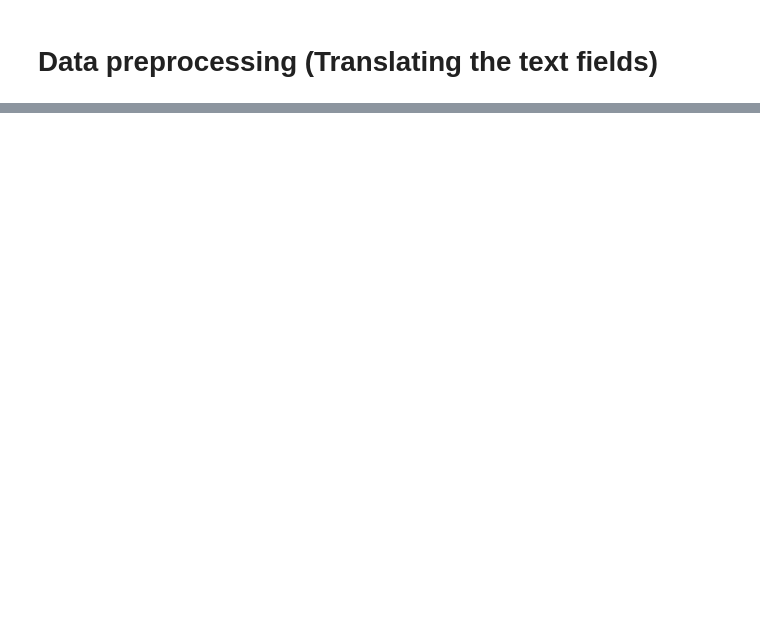
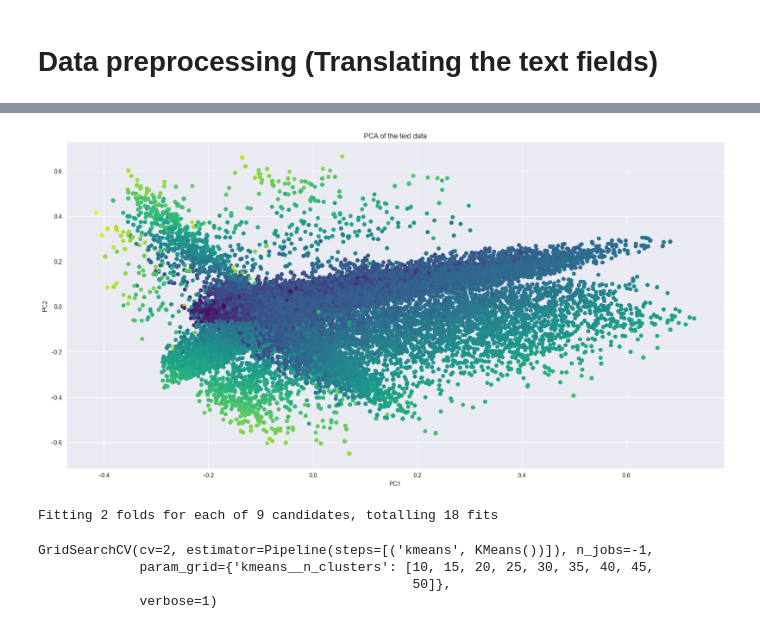
Before and after one commit to voliveira-airzonecontrol/myzone, a Jupyter notebook: EDA/MyZone.ipynb, the cells around one changed output, grey strips where cells are left out. Cells and saved outputs as stored; diff of their text form; code cells hidden in the pictures; blank space fills up the shorter version.

Commit message:
Translation completed - Started the clustering and classification analysis

```diff
--- a/EDA/MyZone.ipynb
+++ b/EDA/MyZone.ipynb
@@ -281,0 +471,16 @@ for text in text_to_translate.keys():
+# %%
+# Use PCA to reduce the dimensionality of the data
+from sklearn.decomposition import PCA
+
+pca = PCA(n_components=3)
+pca_vector = pca.fit_transform(vector)
+pca_vector = pd.DataFrame(pca_vector, columns=['PC1', 'PC2', 'PC3'])
+
+plt.figure(figsize=(20, 10))
+plt.scatter(pca_vector['PC1'], pca_vector['PC2'], c=pca_vector['PC3'], cmap='viridis')
+plt.xlabel('PC1')
+plt.ylabel('PC2')
+plt.title('PCA of the text data')
+plt.show()
+# %% [output]
+[figure, added]
@@ -281,0 +517,23 @@ for text in text_to_translate.keys():
+# %%
+# Create a sklearn pipeline to apply a clustering algorithm
+from sklearn.pipeline import Pipeline
+from sklearn.cluster import KMeans
+from sklearn.model_selection import GridSearchCV
+
+pipeline = Pipeline([
+    ('kmeans', KMeans())
+])
+
+# Create grid search parameters
+parameters = {
+    'kmeans__n_clusters': [10, 15, 20, 25, 30, 35, 40, 45, 50]
+}
+
+grid_search = GridSearchCV(pipeline, parameters, cv=2, n_jobs=-1, verbose=1)
+grid_search.fit(vector)
+# %% [output]
+Fitting 2 folds for each of 9 candidates, totalling 18 fits
+GridSearchCV(cv=2, estimator=Pipeline(steps=[('kmeans', KMeans())]), n_jobs=-1,
+             param_grid={'kmeans__n_clusters': [10, 15, 20, 25, 30, 35, 40, 45,
+                                                50]},
+             verbose=1)
```
Also changed, not shown: parts of 43 cells of this notebook, 8 other files.
